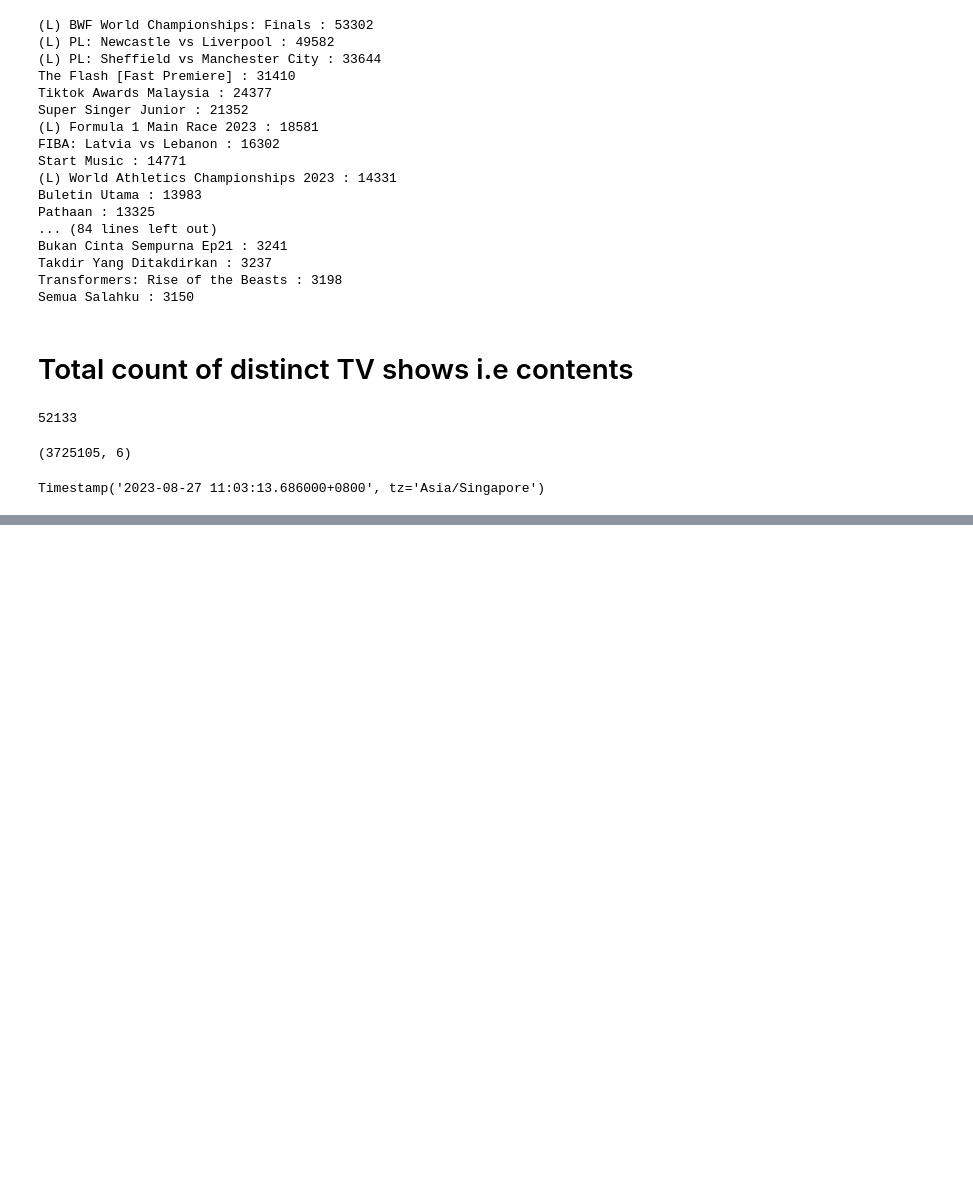
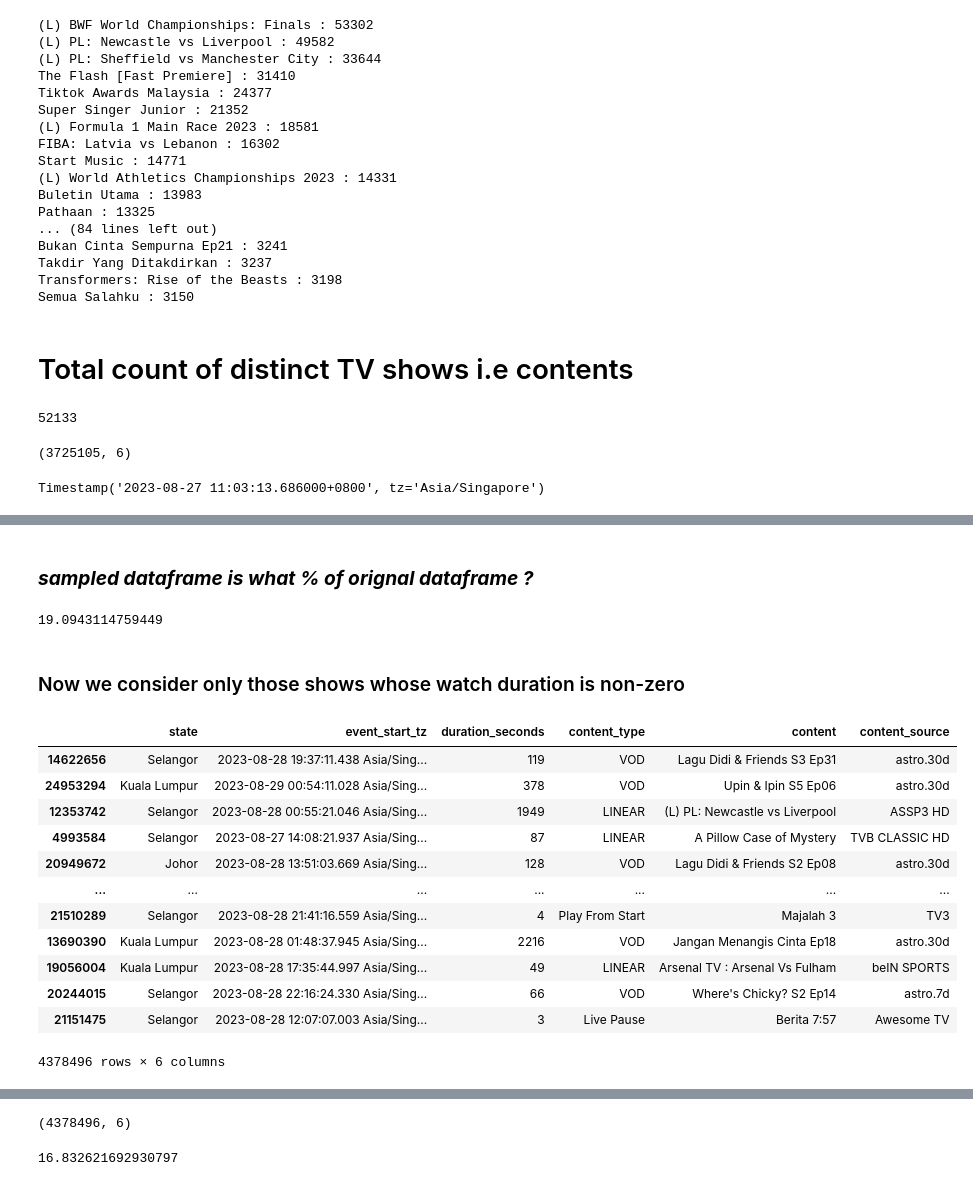
Before and after one commit to shrivatsashetty/Projects, a Jupyter notebook: Synamedia_Project.ipynb, the cells around one changed output, grey strips where cells are left out. Saved outputs shown, nothing was run; the diff lists cells and outputs as text; code cells hidden in the pictures; blank space fills up the shorter version.

```diff
--- a/Synamedia_Project.ipynb
+++ b/Synamedia_Project.ipynb
@@ -452,0 +484,26 @@ sampled_df
+# %% [markdown]
+### ***sampled dataframe  is what % of orignal dataframe ?***
+# %%
+(sampled_df.shape[0] / main_df.shape[0]) * 100
+# %% [output]
+19.0943114759449
+# %% [markdown]
+### Now we consider only those shows whose watch duration is non-zero
+# %%
+nz_duartion_df = sampled_df[sampled_df["duration_seconds"] !=0]
+# %%
+nz_duartion_df
+# %% [output]
+|  | state | event_start_tz | duration_seconds | content_type | content | content_source |
+| 14622656 | Selangor | 2023-08-28 19:37:11.438 Asia/Sing... | 119 | VOD | Lagu Didi & Friends S3 Ep31 | astro.30d |
+| 24953294 | Kuala Lumpur | 2023-08-29 00:54:11.028 Asia/Sing... | 378 | VOD | Upin & Ipin S5 Ep06 | astro.30d |
+| 12353742 | Selangor | 2023-08-28 00:55:21.046 Asia/Sing... | 1949 | LINEAR | (L) PL: Newcastle vs Liverpool | ASSP3 HD |
+| 4993584 | Selangor | 2023-08-27 14:08:21.937 Asia/Sing... | 87 | LINEAR | A Pillow Case of Mystery | TVB CLASSIC HD |
+| 20949672 | Johor | 2023-08-28 13:51:03.669 Asia/Sing... | 128 | VOD | Lagu Didi & Friends S2 Ep08 | astro.30d |
+| ... | ... | ... | ... | ... | ... | ... |
+| 21510289 | Selangor | 2023-08-28 21:41:16.559 Asia/Sing... | 4 | Play From Start | Majalah 3 | TV3 |
+| 13690390 | Kuala Lumpur | 2023-08-28 01:48:37.945 Asia/Sing... | 2216 | VOD | Jangan Menangis Cinta Ep18 | astro.30d |
+| 19056004 | Kuala Lumpur | 2023-08-28 17:35:44.997 Asia/Sing... | 49 | LINEAR | Arsenal TV : Arsenal Vs Fulham | beIN SPORTS |
+| 20244015 | Selangor | 2023-08-28 22:16:24.330 Asia/Sing... | 66 | VOD | Where's Chicky? S2 Ep14 | astro.7d |
+| 21151475 | Selangor | 2023-08-28 12:07:07.003 Asia/Sing... | 3 | Live Pause | Berita 7:57 | Awesome TV |
+4378496 rows × 6 columns
@@ -452,0 +511,8 @@ sampled_df
+# %%
+nz_duartion_df.shape
+# %% [output]
+(4378496, 6)
+# %%
+(nz_duartion_df.shape[0] / main_df.shape[0]) * 100
+# %% [output]
+16.832621692930797
```
Also changed, not shown: parts of 13 cells of this notebook.
